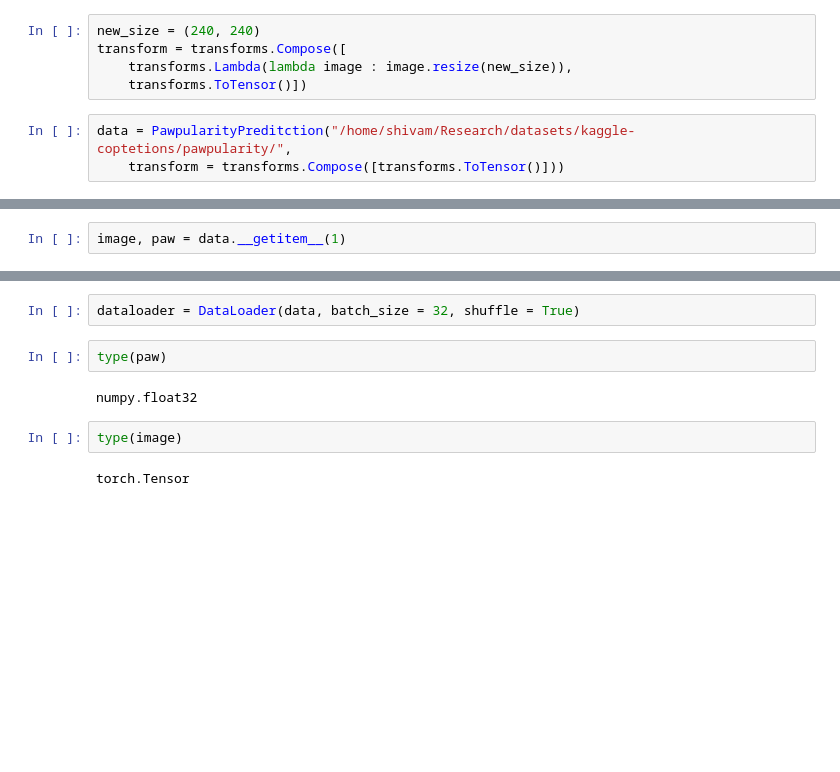
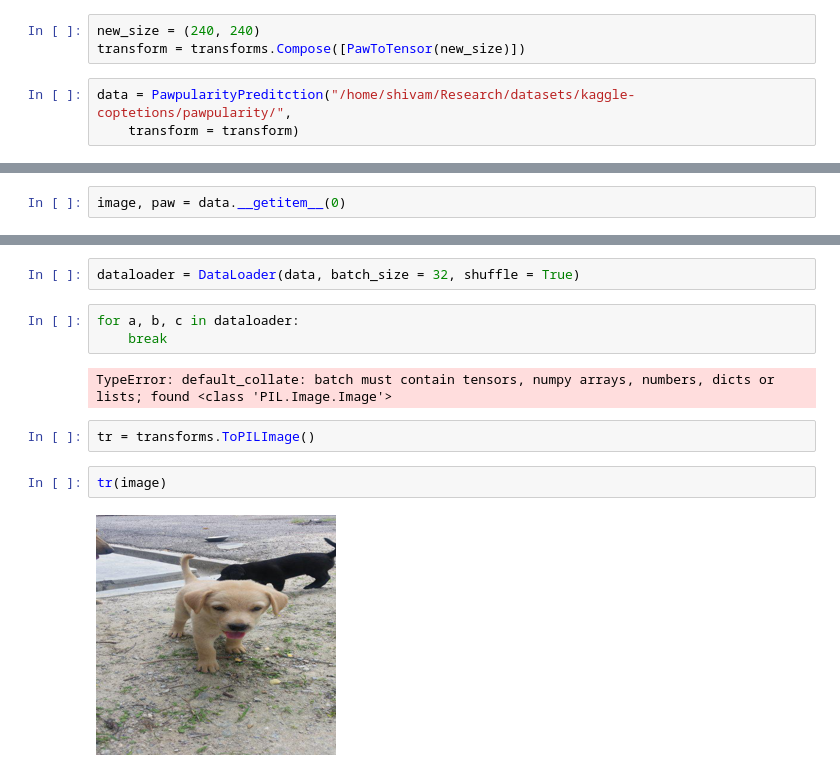
Before and after one commit to ShivamPR21/pawpularity, a Jupyter notebook: notebooks/dataset.ipynb, the cells around one changed output, grey strips where cells are left out. Drawn from its saved outputs; the diff is of its cells as text; blank space fills up the shorter version.

```diff
--- a/notebooks/dataset.ipynb
+++ b/notebooks/dataset.ipynb
@@ -5,8 +6,6 @@ import torch
 # %%
 new_size = (240, 240)
-transform = transforms.Compose([
-    transforms.Lambda(lambda image : image.resize(new_size)),
-    transforms.ToTensor()])
+transform = transforms.Compose([PawToTensor(new_size)])
 # %%
 data = PawpularityPreditction("/home/shivam/Research/datasets/kaggle-coptetions/pawpularity/",
-    transform = transforms.Compose([transforms.ToTensor()]))
+    transform = transform)
@@ -13,2 +22,2 @@ data = PawpularityPreditction("/home/shivam/Research/datasets/kaggle-coptetions/
 # %%
-image, paw = data.__getitem__(1)
+image, paw = data.__getitem__(0)
@@ -16,11 +29,14 @@ image, paw = data.__getitem__(1)
 from torch.utils.data import DataLoader
 # %%
 dataloader = DataLoader(data, batch_size = 32, shuffle = True)
-# %%
-type(paw)
-# %% [output]
-numpy.float32
+# %%
+for a, b, c in dataloader:
+    break
+# %% [output]
+TypeError: default_collate: batch must contain tensors, numpy arrays, numbers, dicts or lists; found <class 'PIL.Image.Image'>
+# %%
+tr = transforms.ToPILImage()
 # %%
-type(image)
+tr(image)
 # %% [output]
-torch.Tensor
+[figure, added]
```
Also changed, not shown: parts of 3 cells of this notebook, 3 other files.
